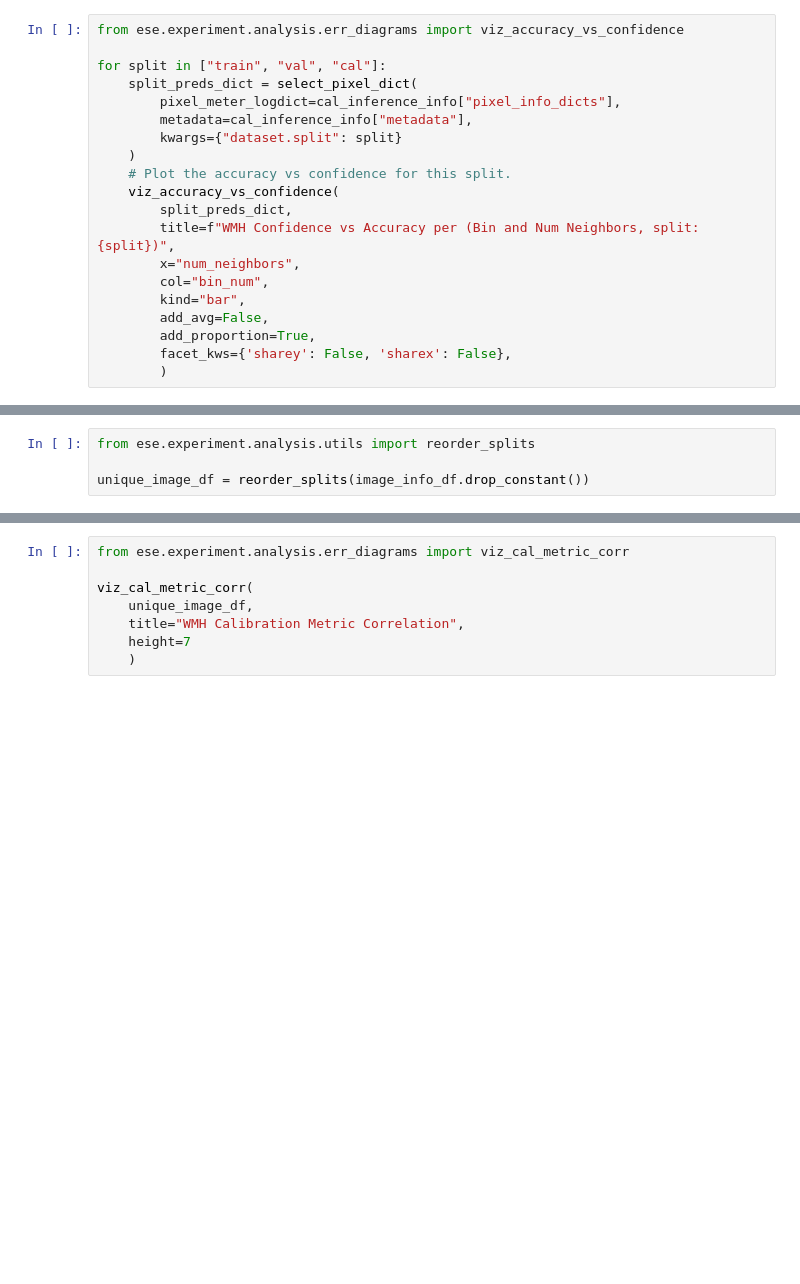
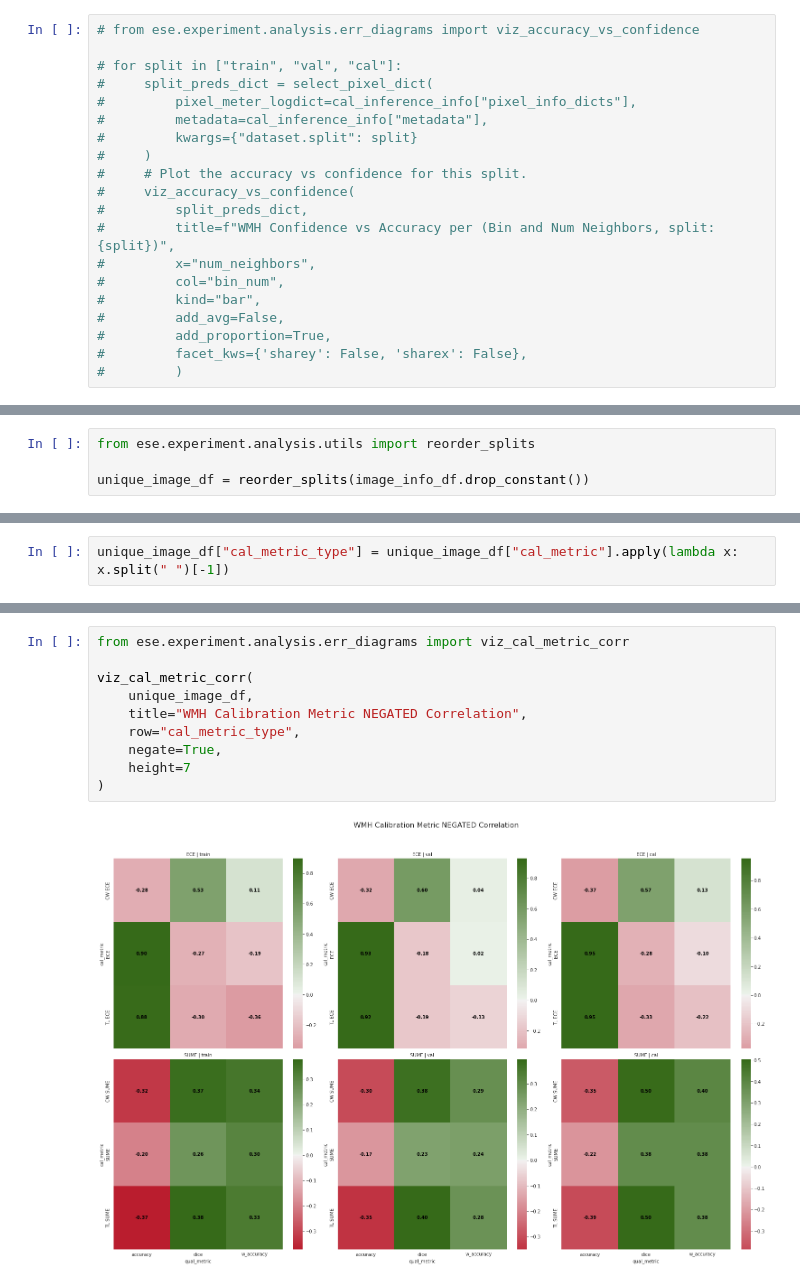
Before and after one commit to VictorButoi/ESE, a Jupyter notebook: notebooks/err_analysis/wmh_err.ipynb, the cells around one changed output, grey strips where cells are left out. Saved outputs shown, nothing was run; the diff lists cells and outputs as text; blank space fills up the shorter version.

Commit message:
correlation plots done

```diff
--- a/notebooks/err_analysis/wmh_err.ipynb
+++ b/notebooks/err_analysis/wmh_err.ipynb
@@ -90,23 +103,23 @@ for split in ["train", "val", "cal"]:
 # %%
-from ese.experiment.analysis.err_diagrams import viz_accuracy_vs_confidence
+# from ese.experiment.analysis.err_diagrams import viz_accuracy_vs_confidence
 
-for split in ["train", "val", "cal"]:
-    split_preds_dict = select_pixel_dict(
-        pixel_meter_logdict=cal_inference_info["pixel_info_dicts"],
-        metadata=cal_inference_info["metadata"],
-        kwargs={"dataset.split": split}
-    )
-    # Plot the accuracy vs confidence for this split.
-    viz_accuracy_vs_confidence(
-        split_preds_dict,
-        title=f"WMH Confidence vs Accuracy per (Bin and Num Neighbors, split: {split})",
-        x="num_neighbors",
-        col="bin_num",
-        kind="bar",
-        add_avg=False,
-        add_proportion=True,
-        facet_kws={'sharey': False, 'sharex': False},
-        )
+# for split in ["train", "val", "cal"]:
+#     split_preds_dict = select_pixel_dict(
+#         pixel_meter_logdict=cal_inference_info["pixel_info_dicts"],
+#         metadata=cal_inference_info["metadata"],
+#         kwargs={"dataset.split": split}
+#     )
+#     # Plot the accuracy vs confidence for this split.
+#     viz_accuracy_vs_confidence(
+#         split_preds_dict,
+#         title=f"WMH Confidence vs Accuracy per (Bin and Num Neighbors, split: {split})",
+#         x="num_neighbors",
+#         col="bin_num",
+#         kind="bar",
+#         add_avg=False,
+#         add_proportion=True,
+#         facet_kws={'sharey': False, 'sharex': False},
+#         )
 # %% [markdown]
 ## Image-level Analysis
 # %%
@@ -124,0 +140,2 @@ g.fig.tight_layout()
+# %%
+unique_image_df["cal_metric_type"] = unique_image_df["cal_metric"].apply(lambda x: x.split(" ")[-1])
@@ -125,8 +151,12 @@ g.fig.tight_layout()
 # %%
 from ese.experiment.analysis.err_diagrams import viz_cal_metric_corr
 
 viz_cal_metric_corr(
     unique_image_df,
-    title="WMH Calibration Metric Correlation",
+    title="WMH Calibration Metric NEGATED Correlation",
+    row="cal_metric_type",
+    negate=True,
     height=7
-    )
+)
+# %% [output]
+[figure, added]
```
Also changed, not shown: parts of 6 cells of this notebook, 3 other files.
